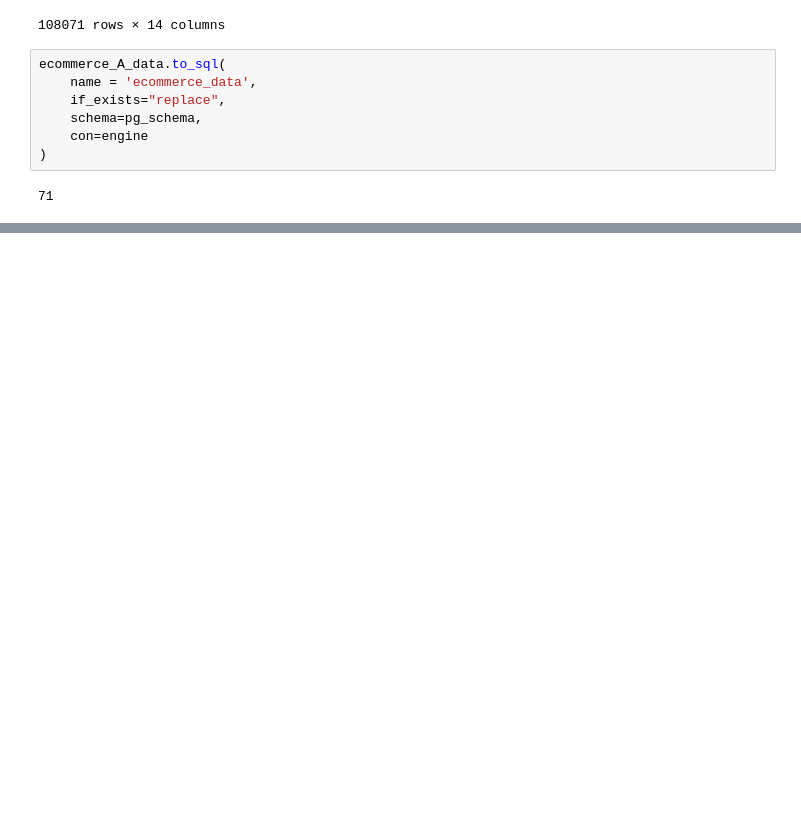
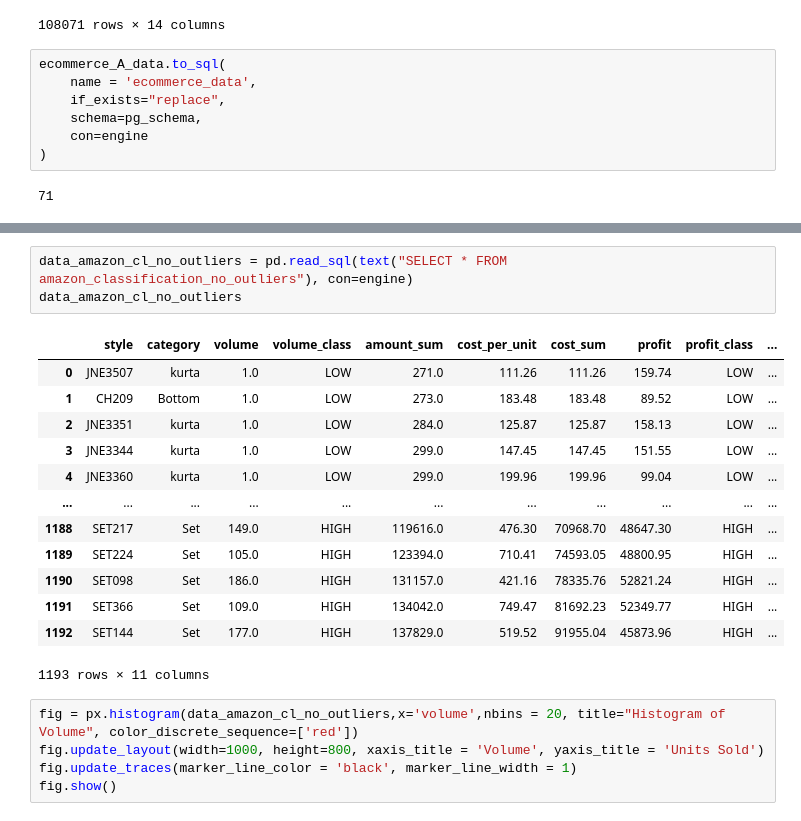
Before and after one commit to PiotrPeterKalbarczyk/ecommerce_profitability_project, a Jupyter notebook: notebooks/Analysis.ipynb, the cells around one changed output, grey strips where cells are left out. Saved outputs shown, nothing was run; the diff lists cells and outputs as text; blank space fills up the shorter version.

```diff
--- a/notebooks/Analysis.ipynb
+++ b/notebooks/Analysis.ipynb
@@ -208,0 +263,22 @@ ecommerce_A_data.to_sql(
+# %%
+data_amazon_cl_no_outliers = pd.read_sql(text("SELECT * FROM amazon_classification_no_outliers"), con=engine)
+data_amazon_cl_no_outliers
+# %% [output]
+|  | style | category | volume | volume_class | amount_sum | cost_per_unit | cost_sum | profit | profit_class | ... |
+| 0 | JNE3507 | kurta | 1.0 | LOW | 271.0 | 111.26 | 111.26 | 159.74 | LOW | ... |
+| 1 | CH209 | Bottom | 1.0 | LOW | 273.0 | 183.48 | 183.48 | 89.52 | LOW | ... |
+| 2 | JNE3351 | kurta | 1.0 | LOW | 284.0 | 125.87 | 125.87 | 158.13 | LOW | ... |
+| 3 | JNE3344 | kurta | 1.0 | LOW | 299.0 | 147.45 | 147.45 | 151.55 | LOW | ... |
+| 4 | JNE3360 | kurta | 1.0 | LOW | 299.0 | 199.96 | 199.96 | 99.04 | LOW | ... |
+| ... | ... | ... | ... | ... | ... | ... | ... | ... | ... | ... |
+| 1188 | SET217 | Set | 149.0 | HIGH | 119616.0 | 476.30 | 70968.70 | 48647.30 | HIGH | ... |
+| 1189 | SET224 | Set | 105.0 | HIGH | 123394.0 | 710.41 | 74593.05 | 48800.95 | HIGH | ... |
+| 1190 | SET098 | Set | 186.0 | HIGH | 131157.0 | 421.16 | 78335.76 | 52821.24 | HIGH | ... |
+| 1191 | SET366 | Set | 109.0 | HIGH | 134042.0 | 749.47 | 81692.23 | 52349.77 | HIGH | ... |
+| 1192 | SET144 | Set | 177.0 | HIGH | 137829.0 | 519.52 | 91955.04 | 45873.96 | HIGH | ... |
+1193 rows × 11 columns
+# %%
+fig = px.histogram(data_amazon_cl_no_outliers,x='volume',nbins = 20, title="Histogram of Volume", color_discrete_sequence=['red'])
+fig.update_layout(width=1000, height=800, xaxis_title = 'Volume', yaxis_title = 'Units Sold')
+fig.update_traces(marker_line_color = 'black', marker_line_width = 1)
+fig.show()
```
Also changed, not shown: parts of 21 cells of this notebook, 8 other files.
